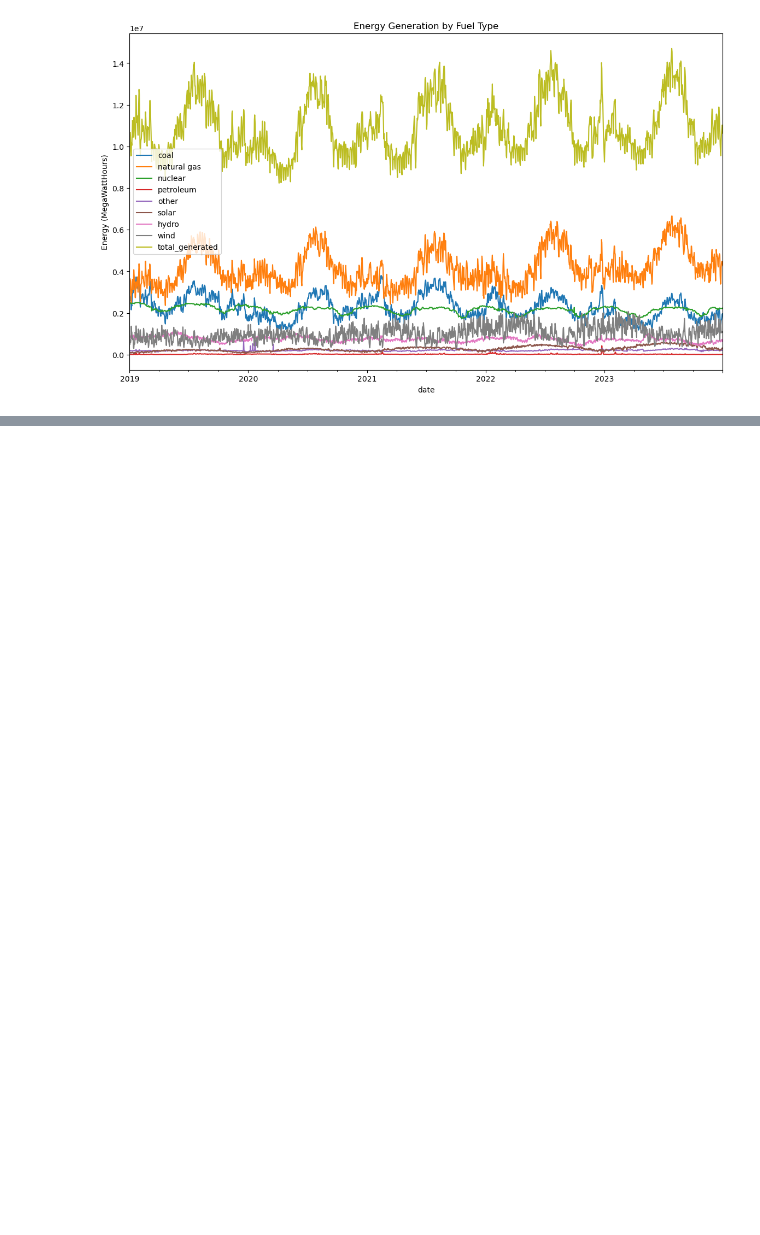
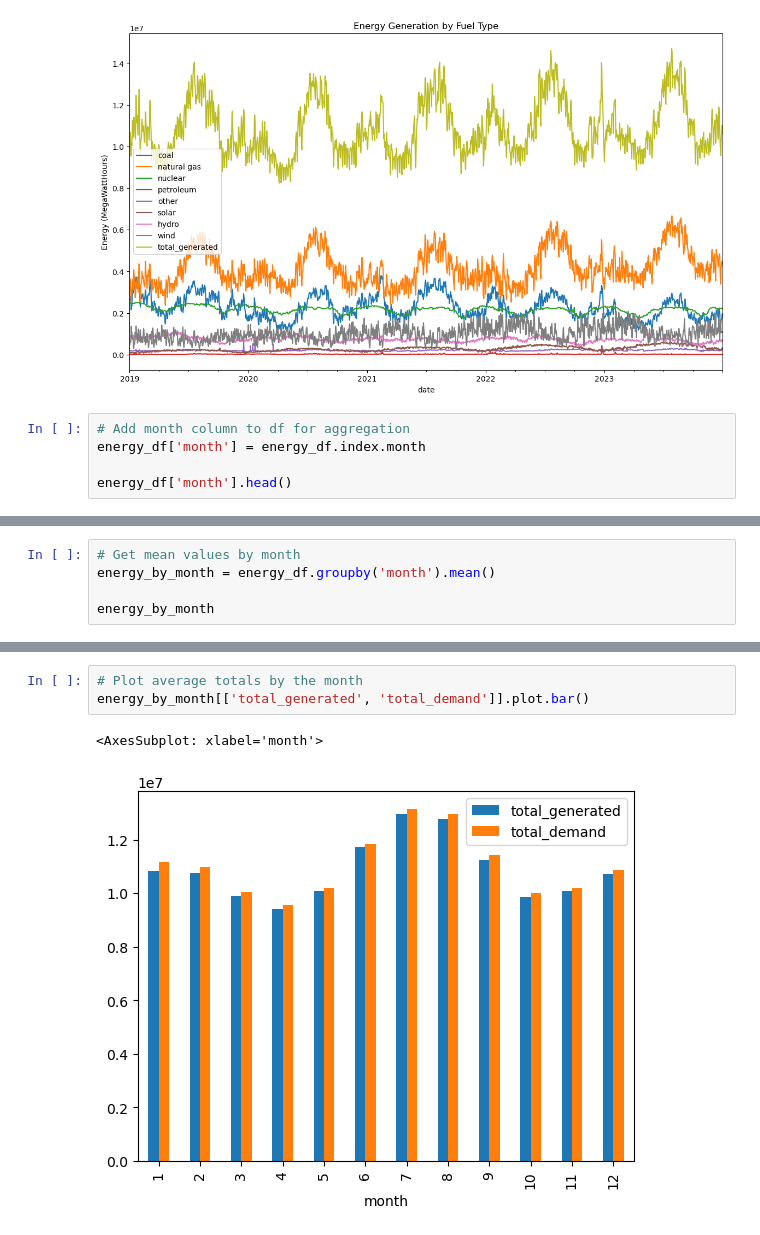
Before and after one commit to sbenston/energy_forecasting, a Jupyter notebook: energy_data_exploration.ipynb, the cells around one changed output, grey strips where cells are left out. Drawn from its saved outputs; the diff is of its cells as text; blank space fills up the shorter version.

```diff
--- a/energy_data_exploration.ipynb
+++ b/energy_data_exploration.ipynb
@@ -148,3 +148,8 @@ plt.ylabel('Energy (MegaWattHours)')
 # %% [output]
 Text(0, 0.5, 'Energy (MegaWattHours)')
 [figure]
+# %%
+# Add month column to df for aggregation
+energy_df['month'] = energy_df.index.month
+
+energy_df['month'].head()
@@ -150,0 +164,5 @@ Text(0, 0.5, 'Energy (MegaWattHours)')
+# %%
+# Get mean values by month
+energy_by_month = energy_df.groupby('month').mean()
+
+energy_by_month
@@ -150,0 +184,6 @@ Text(0, 0.5, 'Energy (MegaWattHours)')
+# %%
+# Plot average totals by the month
+energy_by_month[['total_generated', 'total_demand']].plot.bar()
+# %% [output]
+<AxesSubplot: xlabel='month'>
+[figure, added]
```
Also changed, not shown: parts of 3 cells of this notebook.
